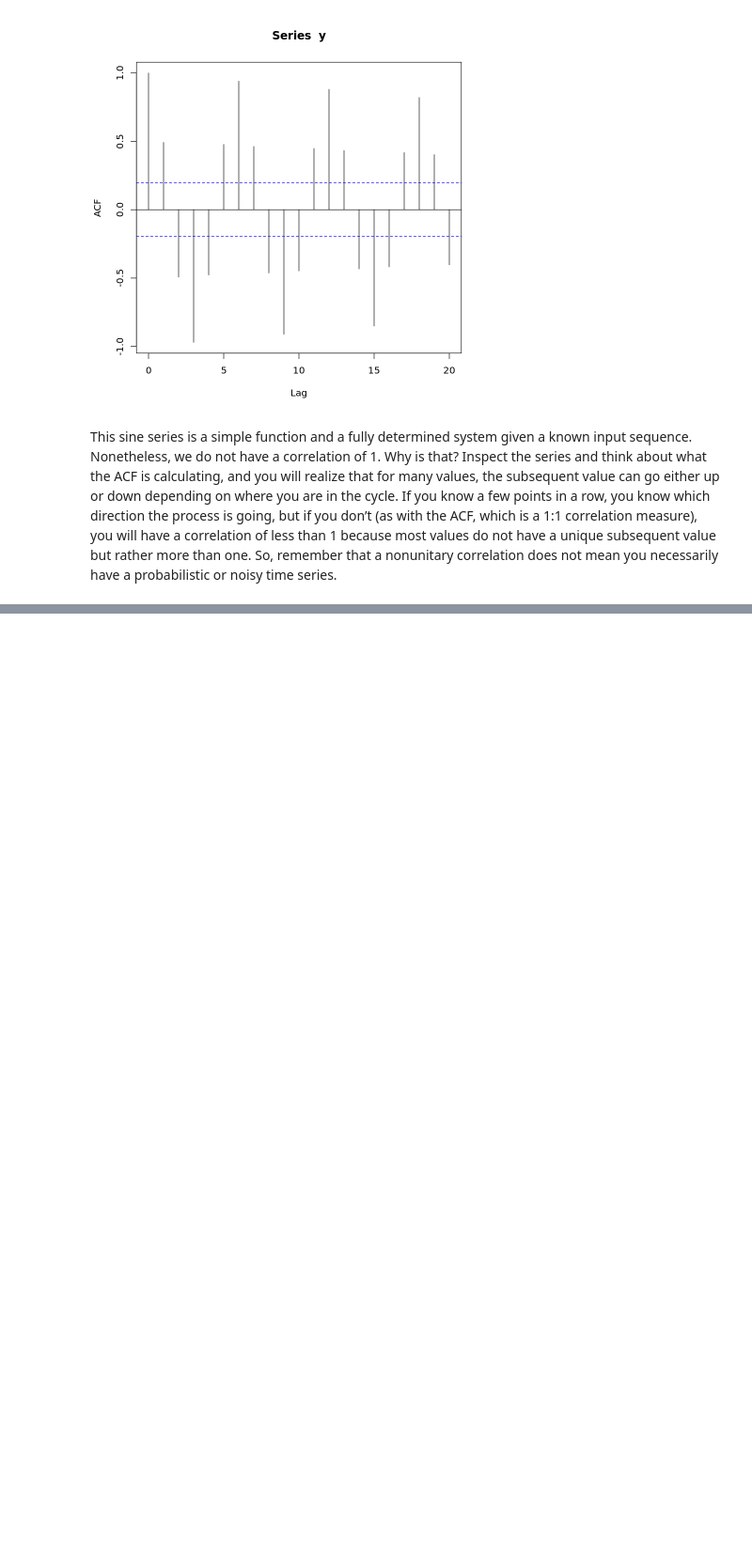
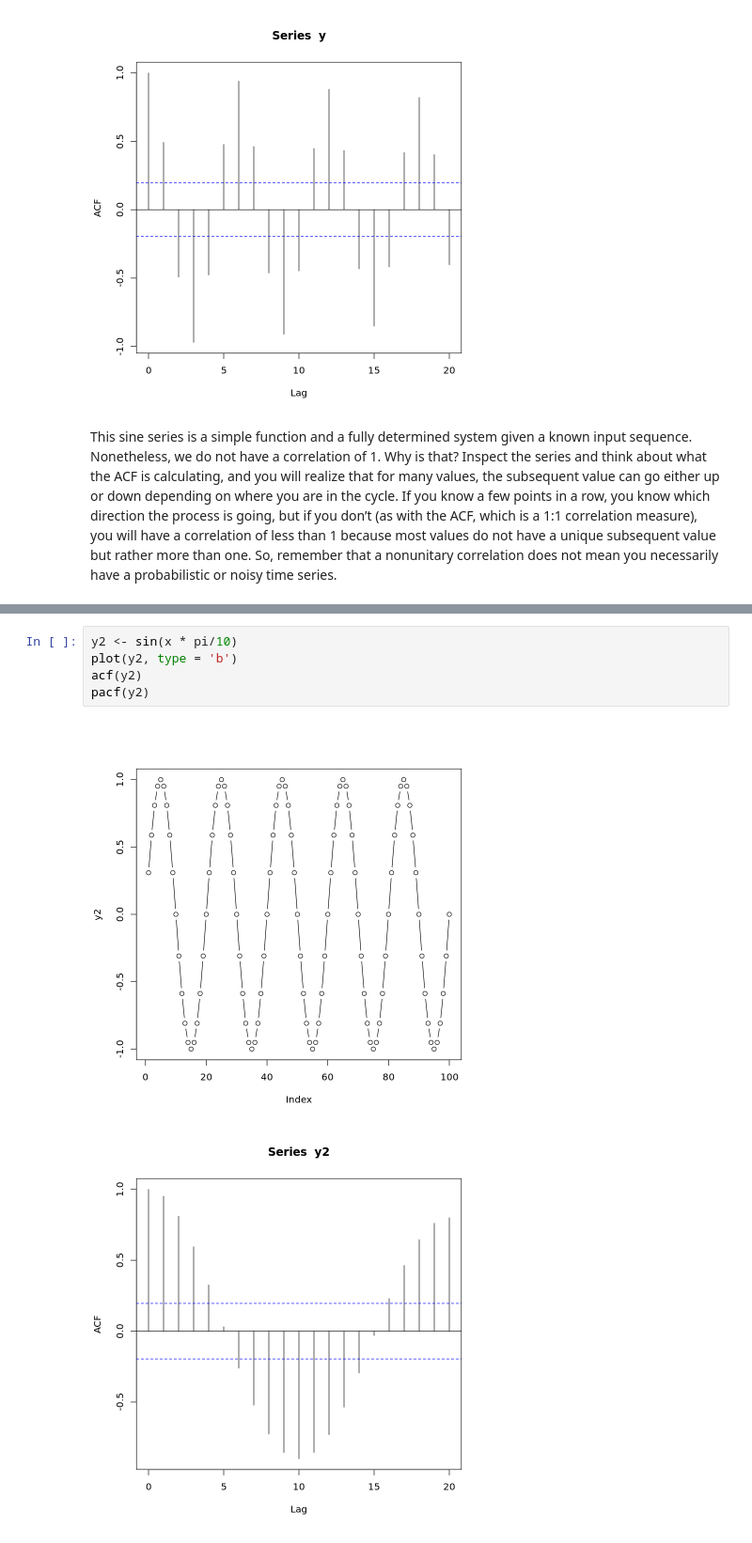
Before and after one commit to cmarsa/ptsa, a Jupyter notebook: chapter_03/self_correlation_r.ipynb, the cells around one changed output, grey strips where cells are left out. Shown at 94% size. Cells and saved outputs as stored; diff of their text form; blank space fills up the shorter version.

```diff
--- a/chapter_03/self_correlation_r.ipynb
+++ b/chapter_03/self_correlation_r.ipynb
@@ -51,0 +125,8 @@ correlation does not mean you necessarily have a probabilistic or noisy time ser
+# %%
+y2 <- sin(x * pi/10)
+plot(y2, type = 'b')
+acf(y2)
+pacf(y2)
+# %% [output]
+[figure, added]
+[figure, added]
```
Also changed, not shown: parts of 27 cells of this notebook.
